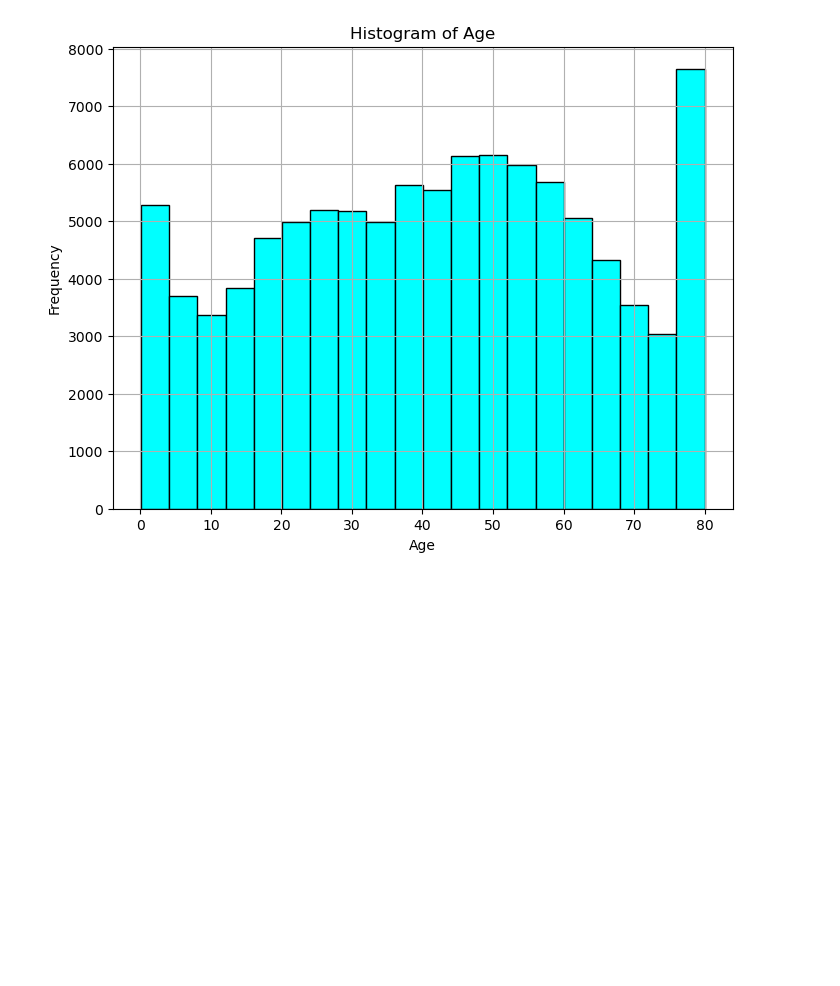
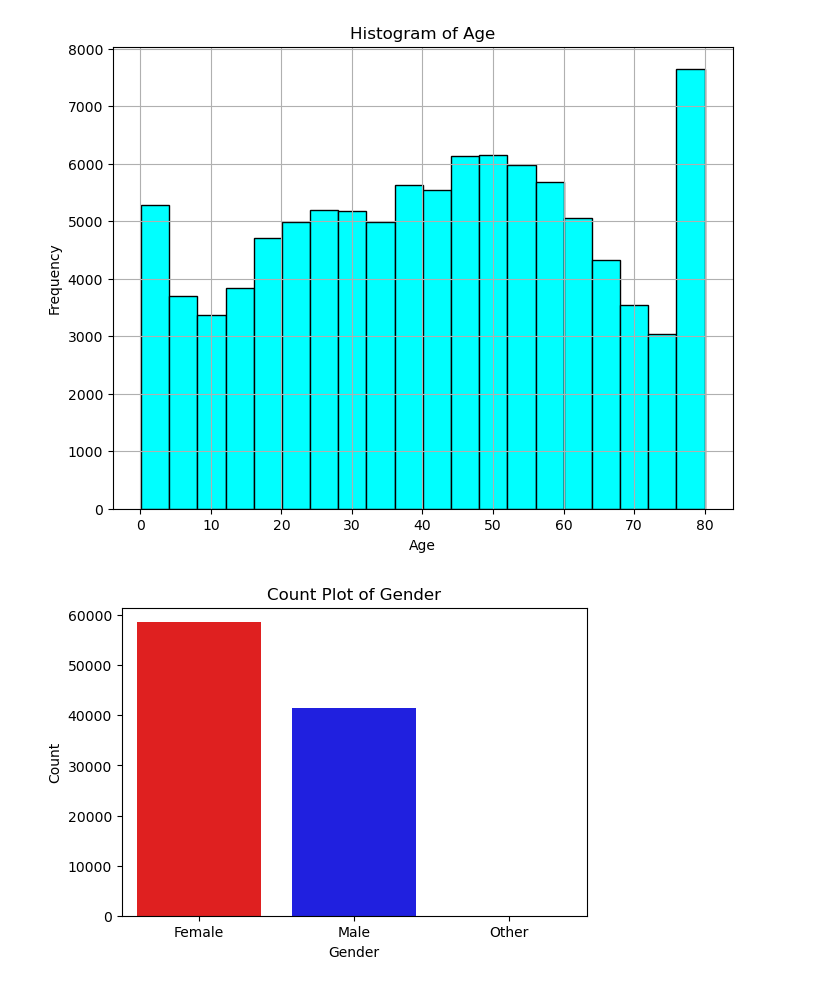
Before and after one commit to jagadabhijaswanth132/Diabetic-prediction-using-multiple-machine-learning-algorithms, a Jupyter notebook: Diabetic_prediction_using_multiple_machine_learning_algorithms.ipynb, the cells around one changed output. Drawn from its saved outputs; the diff is of its cells as text; code cells hidden in the pictures; blank space fills up the shorter version.

```diff
--- a/Diabetic_prediction_using_multiple_machine_learning_algorithms.ipynb
+++ b/Diabetic_prediction_using_multiple_machine_learning_algorithms.ipynb
@@ -59,3 +62,15 @@ plt.grid(True)
 plt.show()
 # %% [output]
 [figure]
+# %%
+# Defining colors for every gender catagory
+colors = {'Male': 'blue', 'Female': 'red', 'Other': 'green'}
+
+plt.figure(figsize=(6, 4))
+sns.countplot(x='gender', data=data, palette=colors)
+plt.title('Count Plot of Gender')
+plt.xlabel('Gender')
+plt.ylabel('Count')
+plt.show()
+# %% [output]
+[figure, added]
```
Also changed, not shown: parts of 5 cells of this notebook.
